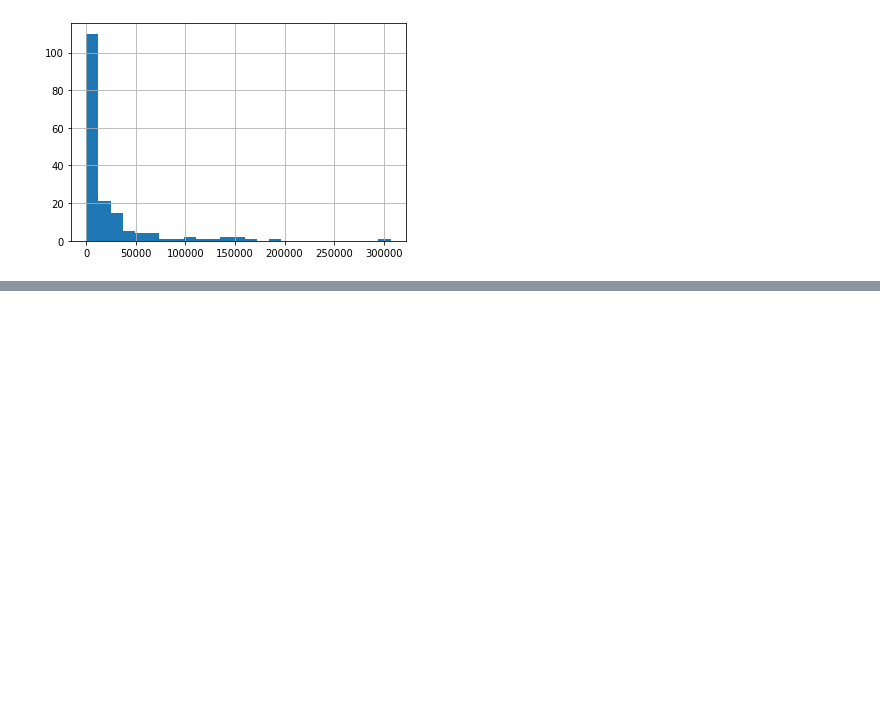
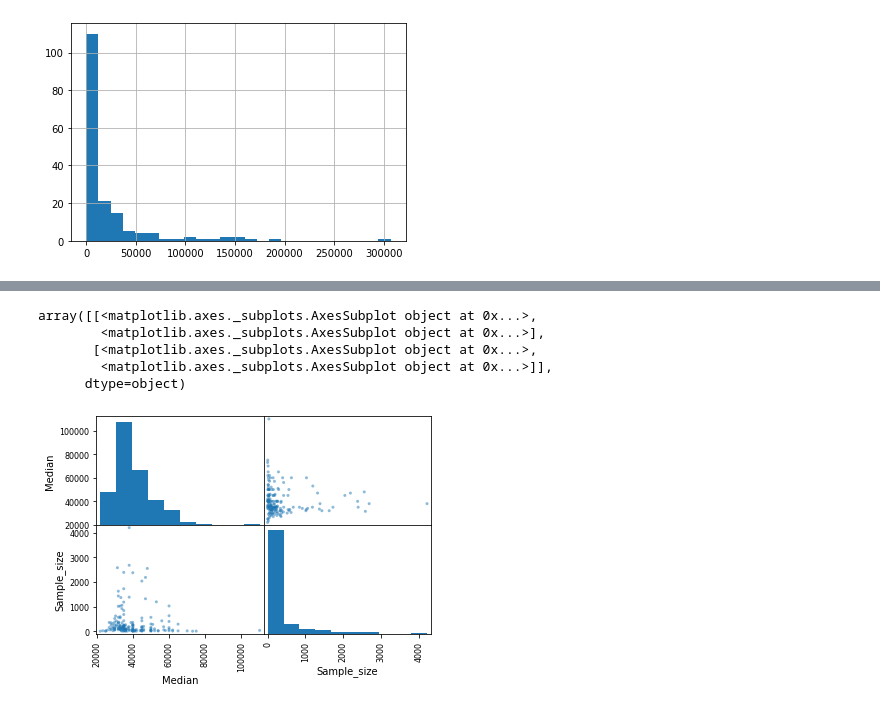
Before and after one commit to quantized-dan/collegegrads, a Jupyter notebook: GraduateVisualization.ipynb, the cells around one changed output, grey strips where cells are left out. Cells and saved outputs as stored; diff of their text form; code cells hidden in the pictures; blank space fills up the shorter version.

```diff
--- a/GraduateVisualization.ipynb
+++ b/GraduateVisualization.ipynb
@@ -168,0 +210,9 @@ grads['Women'].hist(bins = 25)
+# %%
+scatter_matrix(grads[['Median', 'Sample_size']])
+# %% [output]
+array([[<matplotlib.axes._subplots.AxesSubplot object at 0x...>,
+        <matplotlib.axes._subplots.AxesSubplot object at 0x...>],
+       [<matplotlib.axes._subplots.AxesSubplot object at 0x...>,
+        <matplotlib.axes._subplots.AxesSubplot object at 0x...>]],
+      dtype=object)
+[figure, added]
```
Also changed, not shown: parts of 15 cells of this notebook.
